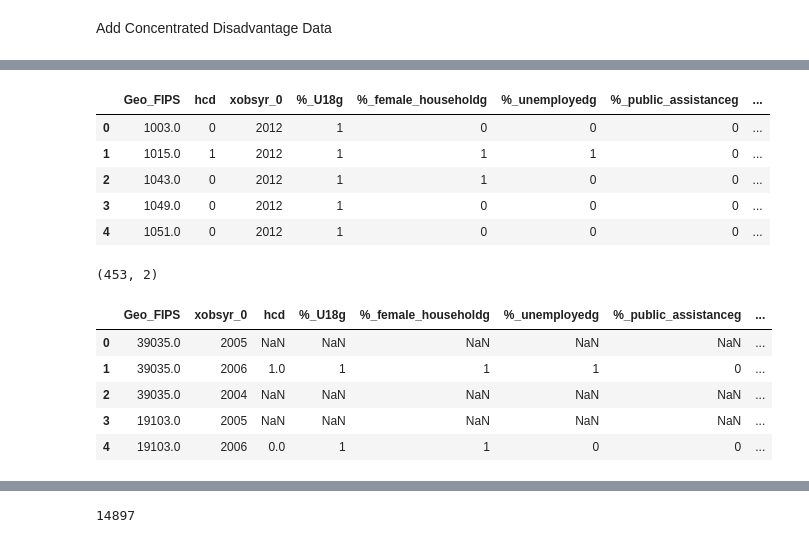
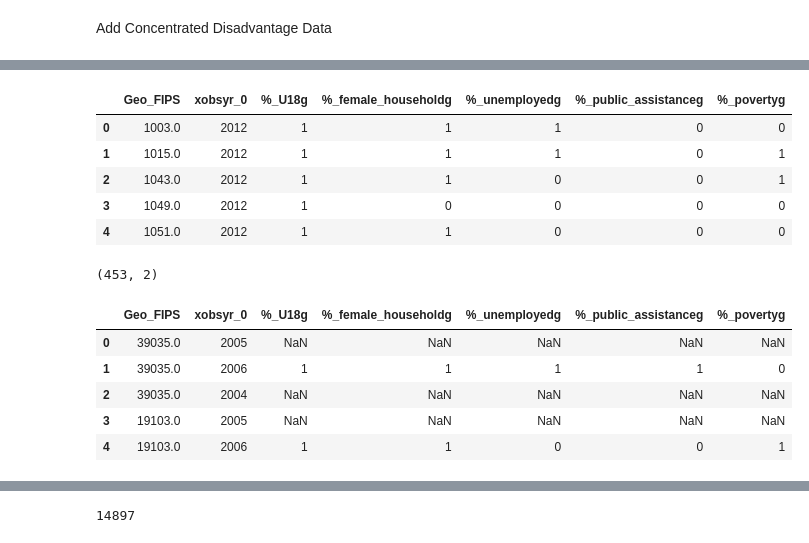
Before and after one commit to prathikr/CAIS_analysis_by_age_grouped, a Jupyter notebook: grouped/data/create_data_superset.ipynb, the cells around one changed output, grey strips where cells are left out. Drawn from its saved outputs; the diff is of its cells as text; code cells hidden in the pictures.

```diff
--- a/grouped/data/create_data_superset.ipynb
+++ b/grouped/data/create_data_superset.ipynb
@@ -166,7 +166,7 @@ def calculate_concentrated_disadvantage(year):
     df_census['%_poverty'] = df_census[poverty_cols].sum(axis=1) / df_census[population_cols].sum(axis=1)
     df_census.drop(columns=(population_cols + poverty_cols), inplace=True)
 
-    # calculate z-scores of 5 census variables
+    """# calculate z-scores of 5 census variables
     cols_to_z_score = ['%_U18', '%_female_household', '%_unemployed', '%_public_assistance', '%_poverty']
     for col in cols_to_z_score:
         df_census[col] = (df_census[col] - df_census[col].mean())/df_census[col].std(ddof=0)
@@ -176,7 +176,7 @@ def calculate_concentrated_disadvantage(year):
 
     cuttoff = df_census['concentrated_disadvantage'].quantile(.75)
     df_census['hcd'] = np.where(df_census['concentrated_disadvantage']>=cuttoff, 1, 0)
-    df_census.drop(columns='concentrated_disadvantage', inplace=True)
+    df_census.drop(columns='concentrated_disadvantage', inplace=True)"""
 
     df_census['xobsyr_0'] = year
     return df_census
@@ -206,26 +206,27 @@ Wall time: 411 ms
 # %%
 # group raw variables
 
 raw_census_vars = ['%_U18', '%_female_household', '%_unemployed', '%_public_assistance', '%_poverty']
 
 for feat in raw_census_vars:
     low = hcd[feat].min()
     high = hcd[feat].max()
-    third = (high - low) / 3
+    quarter = (high - low) / 4
 
     new_feat = feat + 'g'
 
-    hcd[new_feat] = pd.cut(hcd[feat], [low,low+third,low+2*third,high], labels=[0, 1, 2])
+    # separate into bottom 25%, middle 50%, and upper 25%
+    hcd[new_feat] = pd.cut(hcd[feat], [low,low+quarter,low+3*quarter,high], labels=[0, 1, 2])
     hcd.drop(columns=feat, inplace=True)
 
 hcd.head()
 # %% [output]
-|  | Geo_FIPS | hcd | xobsyr_0 | %_U18g | %_female_householdg | %_unemployedg | %_public_assistanceg | ... |
-| 0 | 1003.0 | 0 | 2012 | 1 | 0 | 0 | 0 | ... |
-| 1 | 1015.0 | 1 | 2012 | 1 | 1 | 1 | 0 | ... |
-| 2 | 1043.0 | 0 | 2012 | 1 | 1 | 0 | 0 | ... |
-| 3 | 1049.0 | 0 | 2012 | 1 | 0 | 0 | 0 | ... |
-| 4 | 1051.0 | 0 | 2012 | 1 | 0 | 0 | 0 | ... |
+|  | Geo_FIPS | xobsyr_0 | %_U18g | %_female_householdg | %_unemployedg | %_public_assistanceg | %_povertyg |
+| 0 | 1003.0 | 2012 | 1 | 1 | 1 | 0 | 0 |
+| 1 | 1015.0 | 2012 | 1 | 1 | 1 | 0 | 1 |
+| 2 | 1043.0 | 2012 | 1 | 1 | 0 | 0 | 1 |
+| 3 | 1049.0 | 2012 | 1 | 0 | 0 | 0 | 0 |
+| 4 | 1051.0 | 2012 | 1 | 1 | 0 | 0 | 0 |
 # %%
 # pull out unique county/year combinations
 block_fips_df = df[['Geo_FIPS', 'xobsyr_0']]
@@ -237,9 +238,9 @@ block_fips_df.shape
 block_fips_df = block_fips_df.merge(hcd, on=['Geo_FIPS', 'xobsyr_0'], how='left')
 block_fips_df.head()
 # %% [output]
-|  | Geo_FIPS | xobsyr_0 | hcd | %_U18g | %_female_householdg | %_unemployedg | %_public_assistanceg | ... |
-| 0 | 39035.0 | 2005 | NaN | NaN | NaN | NaN | NaN | ... |
-| 1 | 39035.0 | 2006 | 1.0 | 1 | 1 | 1 | 0 | ... |
-| 2 | 39035.0 | 2004 | NaN | NaN | NaN | NaN | NaN | ... |
-| 3 | 19103.0 | 2005 | NaN | NaN | NaN | NaN | NaN | ... |
-| 4 | 19103.0 | 2006 | 0.0 | 1 | 1 | 0 | 0 | ... |
+|  | Geo_FIPS | xobsyr_0 | %_U18g | %_female_householdg | %_unemployedg | %_public_assistanceg | %_povertyg |
+| 0 | 39035.0 | 2005 | NaN | NaN | NaN | NaN | NaN |
+| 1 | 39035.0 | 2006 | 1 | 1 | 1 | 1 | 0 |
+| 2 | 39035.0 | 2004 | NaN | NaN | NaN | NaN | NaN |
+| 3 | 19103.0 | 2005 | NaN | NaN | NaN | NaN | NaN |
+| 4 | 19103.0 | 2006 | 1 | 1 | 0 | 0 | 1 |
```
Also changed, not shown: parts of 12 cells of this notebook, 12 other files.
